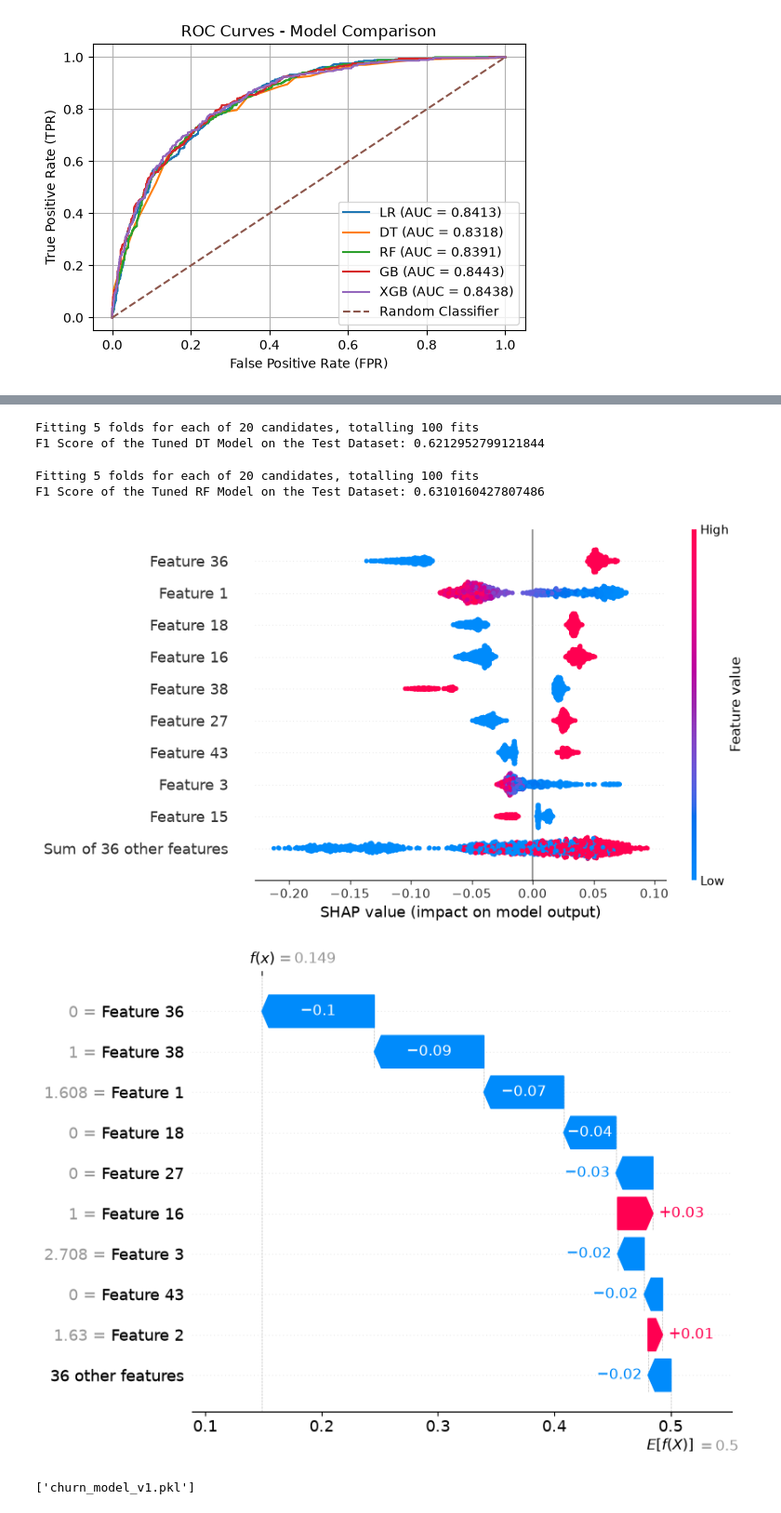
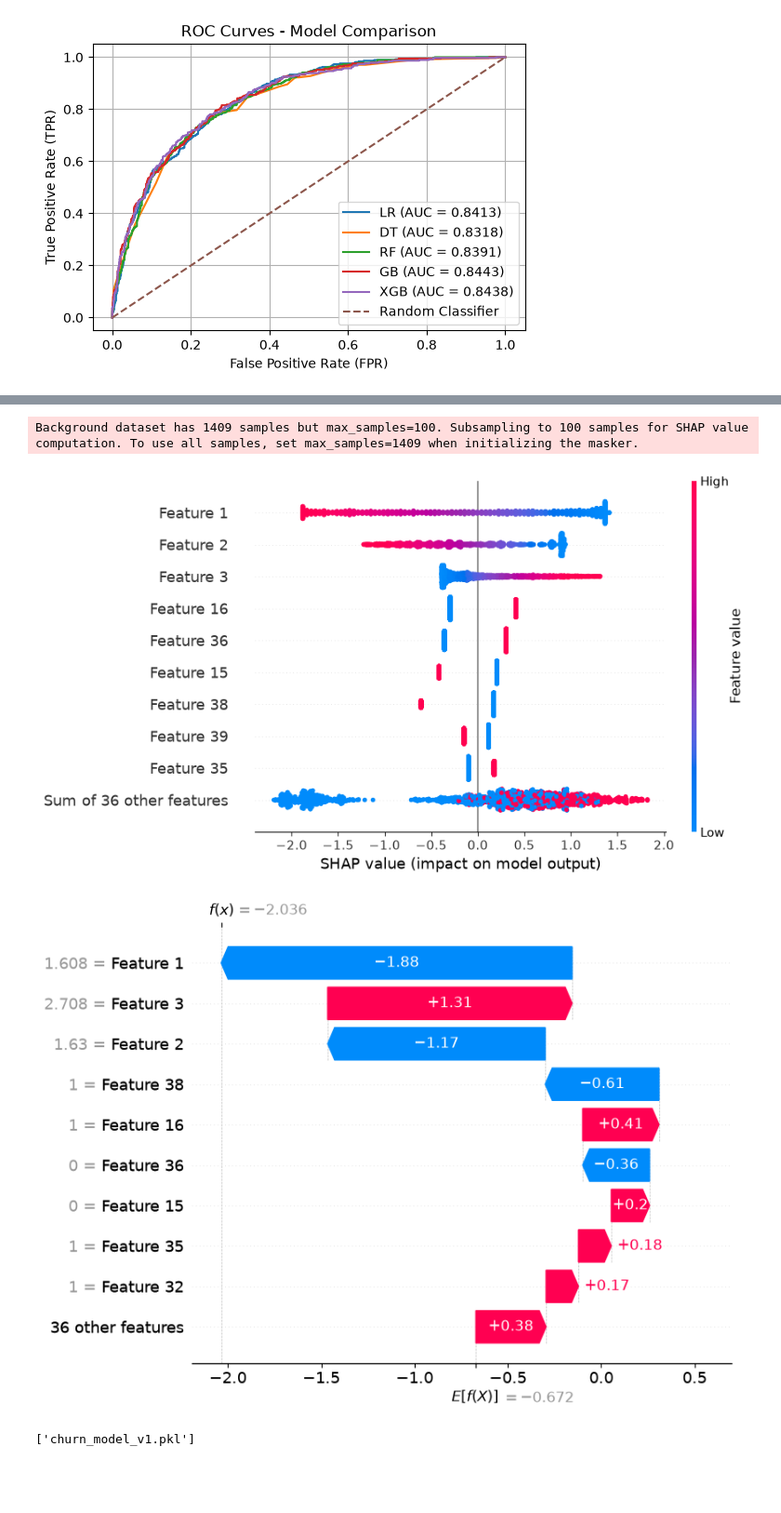
Before and after one commit to anikettiwari670/ChurnSense, a Jupyter notebook: notebooks/Churn Prediction.ipynb, the cells around one changed output, grey strips where cells are left out. Shown at 93% size. Drawn from its saved outputs; the diff is of its cells as text; code cells hidden in the pictures; blank space fills up the shorter version.

```diff
--- a/notebooks/Churn Prediction.ipynb
+++ b/notebooks/Churn Prediction.ipynb
@@ -433,5 +456,5 @@ print(results_df)
 # %%
-# Getting the DT pipeline from pipelines[name].
+# Getting the LR pipeline from pipelines[name].
 
-DT_pipeline = pipelines["DT"]
+LR_pipeline = pipelines["LR"]
 # %%
@@ -539,7 +585,7 @@ param_dist_DT = {
     "model__max_features": [None, "sqrt", "log2"]
 }
 
-random_search_DT = RandomizedSearchCV(estimator = DT_pipeline, param_distributions = param_dist_DT, n_iter = 20, cv = skf, scoring = "f1", n_jobs = -1, verbose = 1, random_state = 42)
+random_search_DT = RandomizedSearchCV(estimator = DT_pipeline, param_distributions = param_dist_DT, n_iter = 20, cv = skf, scoring = "f1", random_state = 42, n_jobs = -1, verbose = 0)
 
 random_search_DT.fit(X_train, y_train)
 
@@ -550,48 +596,16 @@ random_search_DT.best_score_
 best_DT_model = random_search_DT.best_estimator_
 
 random_search_DT_tuned = best_DT_model.predict(X_test)
-
-print("F1 Score of the Tuned DT Model on the Test Dataset:", f1_score(y_test, random_search_DT_tuned))
-# %% [output]
-Fitting 5 folds for each of 20 candidates, totalling 100 fits
-F1 Score of the Tuned DT Model on the Test Dataset: 0.6212952799121844
-# %%
-# Hyperparameter tuning for the RF model.
-
-param_dist_RF = {
-    "model__n_estimators": [100, 200, 300, 500],
-    "model__max_depth": [None, 3, 5, 10, 20],
-    "model__min_samples_split": [2, 5, 10, 20],
-    "model__min_samples_leaf": [1, 2, 4, 8],
-    "model__max_features": [None, "sqrt", "log2"]
-}
-
-random_search_RF = RandomizedSearchCV(estimator = RF_pipeline, param_distributions = param_dist_RF, n_iter = 20, cv = skf, scoring = "f1", n_jobs = -1, verbose = 1, random_state = 42)
-
-random_search_RF.fit(X_train, y_train)
-
-random_search_RF.best_params_
-
-random_search_RF.best_score_
-
-best_RF_model = random_search_RF.best_estimator_
-
-random_search_RF_tuned = best_RF_model.predict(X_test)
-
-print("F1 Score of the Tuned RF Model on the Test Dataset:", f1_score(y_test, random_search_RF_tuned))
-# %% [output]
-Fitting 5 folds for each of 20 candidates, totalling 100 fits
-F1 Score of the Tuned RF Model on the Test Dataset: 0.6310160427807486
 # %%
 # Transforming X_test.
 
-preprocessor = pipelines["RF"].named_steps["prep"]
+preprocessor = pipelines["LR"].named_steps["prep"]
 
 X_test_transformed = preprocessor.transform(X_test) # X_test_transformed is (1409, 45) meaning there are 1409 customers (rows) and 45 features (columns).
 # %%
-# Extracting the best model, RF.
+# Extracting the best model, LR.
 
-RF_model = RF_pipeline.named_steps["model"]
+LR_model = LR_pipeline.named_steps["model"]
 # %%
 # Importing SHAP.
 
@@ -599,19 +613,20 @@ import shap
 # %%
 # SHAP feature importance.
 
-explainer = shap.TreeExplainer(RF_model)
+explainer = shap.LinearExplainer(LR_model, X_test_transformed)
 
 shap_values = explainer(X_test_transformed)
 
-shap.plots.beeswarm(shap_values[:, :, 1]) # First : selects all test customers, second : selects all 45 features, and 1 selects the model's output for class 1 (Churn), assuming class order is [0, 1].
+shap.plots.beeswarm(shap_values)
 # %% [output]
+Background dataset has 1409 samples but max_samples=100. Subsampling to 100 samples for SHAP value computation. To use all samples, set max_samples=1409 when initializing the masker.
-[figure, old version]
+[figure, new version]
 # %%
 # Waterfall plot for the first customer where churn was predicted (i.e., "Yes").
 
-shap.plots.waterfall(shap_values[0, :, 1]) # 0 means first customer, : means all features (45), and 1 means churn class ("Yes").
+shap.plots.waterfall(shap_values[0])
 # %% [output]
-[figure, old version]
+[figure, new version]
 # %%
 # Importing joblib.
 
```
Also changed, not shown: parts of 37 cells of this notebook, 10 other files.
